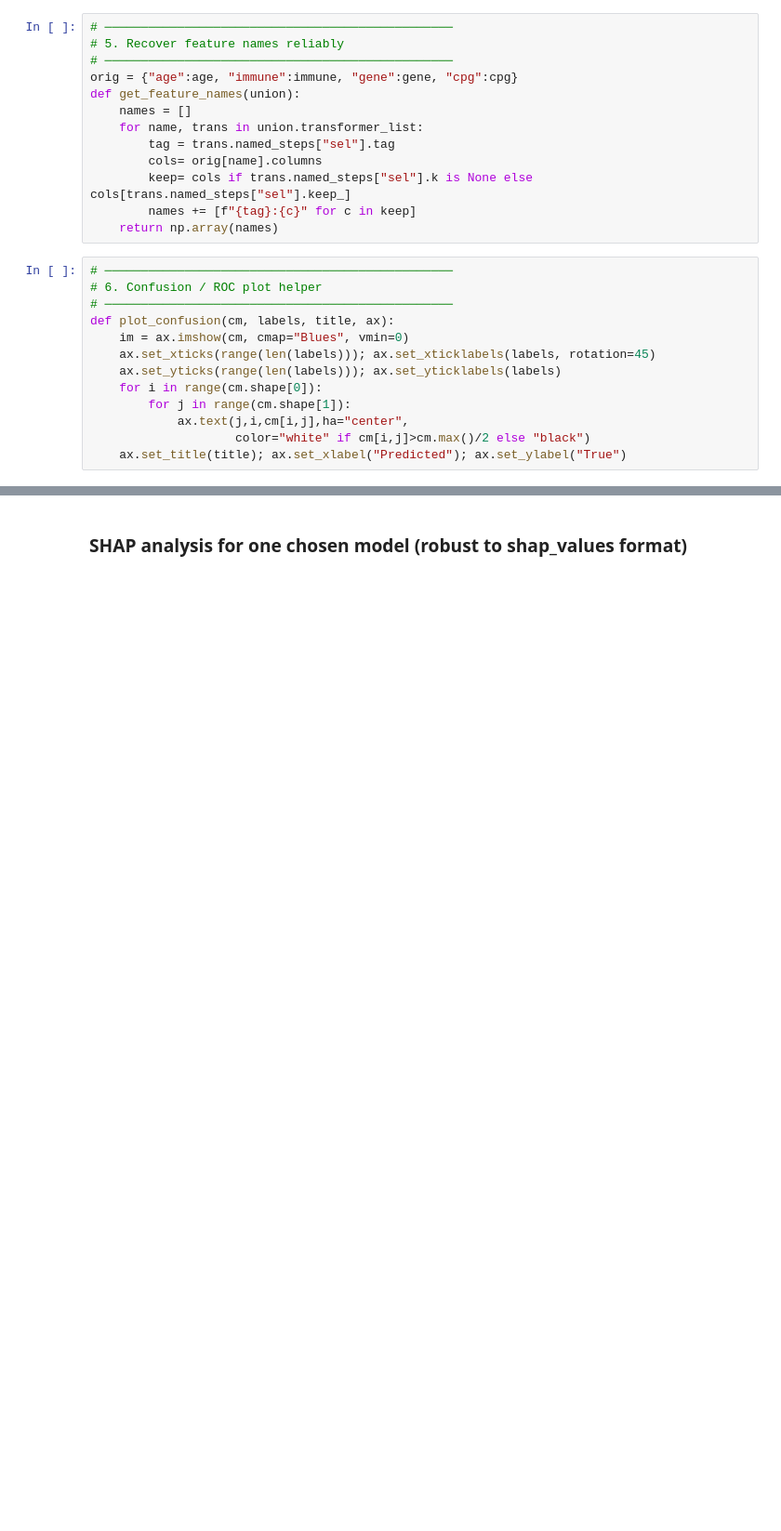
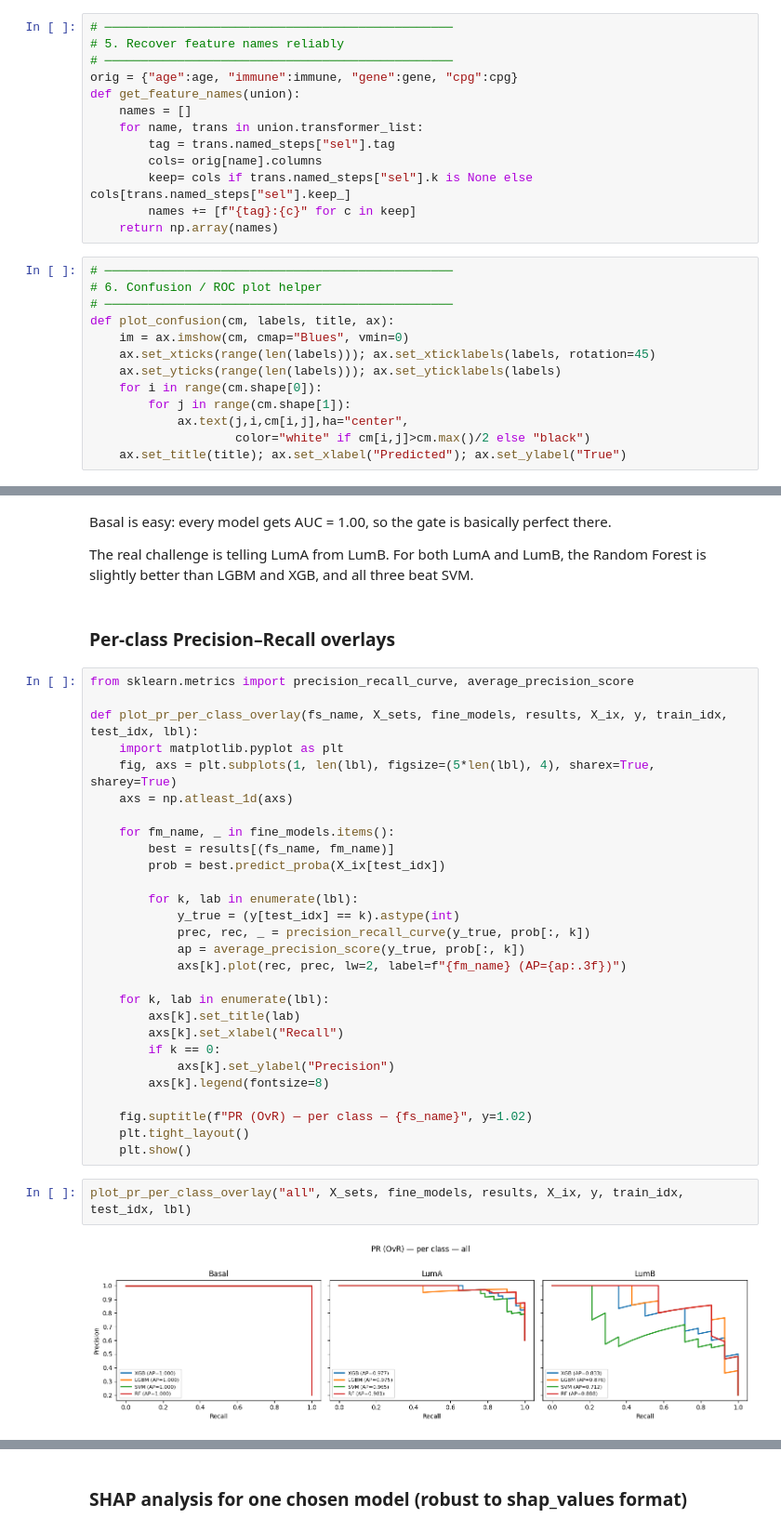
Before and after one commit to a-nadeem9/brca-epigenetic-age-acceleration-immune-multiomics-classifier, a Jupyter notebook: notebooks/05_multiclass_classification.ipynb, the cells around one changed output, grey strips where cells are left out. Shown at 93% size. Cells and saved outputs as stored; diff of their text form; blank space fills up the shorter version.

```diff
--- a/notebooks/05_multiclass_classification.ipynb
+++ b/notebooks/05_multiclass_classification.ipynb
@@ -393,0 +431,38 @@ You can set `force_col_wise=true` to remove the overhead.
+# %% [markdown]
+Basal is easy: every model gets AUC = 1.00, so the gate is basically perfect there.
+
+The real challenge is telling LumA from LumB. For both LumA and LumB, the Random Forest is slightly better than LGBM and XGB, and all three beat SVM.
+# %% [markdown]
+### Per‑class Precision–Recall overlays
+# %%
+from sklearn.metrics import precision_recall_curve, average_precision_score
+
+def plot_pr_per_class_overlay(fs_name, X_sets, fine_models, results, X_ix, y, train_idx, test_idx, lbl):
+    import matplotlib.pyplot as plt
+    fig, axs = plt.subplots(1, len(lbl), figsize=(5*len(lbl), 4), sharex=True, sharey=True)
+    axs = np.atleast_1d(axs)
+
+    for fm_name, _ in fine_models.items():
+        best = results[(fs_name, fm_name)]
+        prob = best.predict_proba(X_ix[test_idx])
+
+        for k, lab in enumerate(lbl):
+            y_true = (y[test_idx] == k).astype(int)
+            prec, rec, _ = precision_recall_curve(y_true, prob[:, k])
+            ap = average_precision_score(y_true, prob[:, k])
+            axs[k].plot(rec, prec, lw=2, label=f"{fm_name} (AP={ap:.3f})")
+
+    for k, lab in enumerate(lbl):
+        axs[k].set_title(lab)
+        axs[k].set_xlabel("Recall")
+        if k == 0:
+            axs[k].set_ylabel("Precision")
+        axs[k].legend(fontsize=8)
+
+    fig.suptitle(f"PR (OvR) — per class — {fs_name}", y=1.02)
+    plt.tight_layout()
+    plt.show()
+# %%
+plot_pr_per_class_overlay("all", X_sets, fine_models, results, X_ix, y, train_idx, test_idx, lbl)
+# %% [output]
+[figure, added]
```
Also changed, not shown: parts of 19 cells of this notebook, 4 other files.
